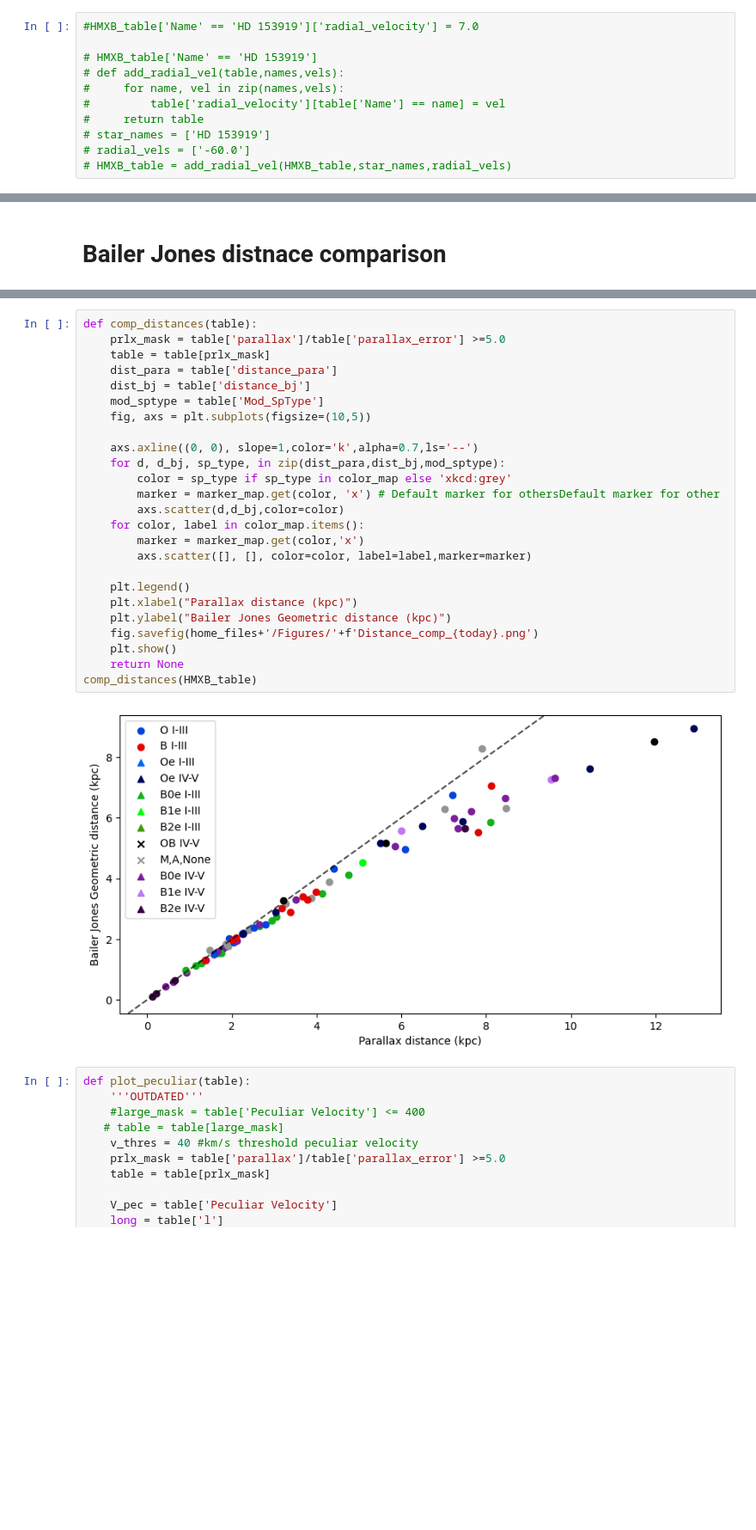
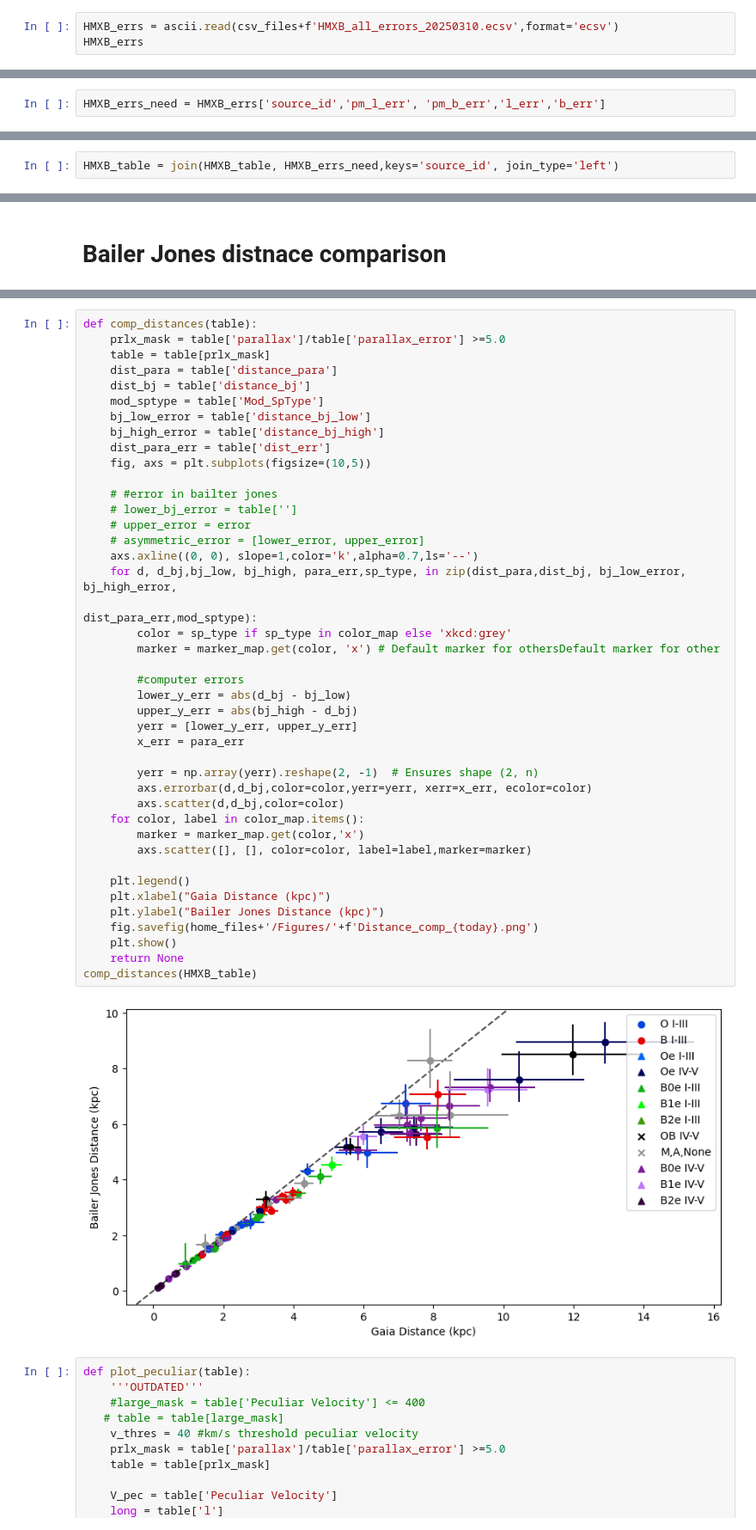
Before and after one commit to MantisShrimp2/Thesis-HMXB, a Jupyter notebook: Code/Peculiar_Motion.ipynb, the cells around one changed output, grey strips where cells are left out. Shown at 86% size. Cells and saved outputs as stored; diff of their text form; blank space fills up the shorter version.

```diff
--- a/Code/Peculiar_Motion.ipynb
+++ b/Code/Peculiar_Motion.ipynb
@@ -390,11 +385,3 @@ Table length=1
 # %%
-#HMXB_table['Name' == 'HD 153919']['radial_velocity'] = 7.0
-
-# HMXB_table['Name' == 'HD 153919']
-# def add_radial_vel(table,names,vels):
-#     for name, vel in zip(names,vels):
-#         table['radial_velocity'][table['Name'] == name] = vel
-#     return table
-# star_names = ['HD 153919']
-# radial_vels = ['-60.0']
-# HMXB_table = add_radial_vel(HMXB_table,star_names,radial_vels)
+HMXB_errs = ascii.read(csv_files+f'HMXB_all_errors_20250310.ecsv',format='ecsv')
+HMXB_errs
@@ -400,0 +409,2 @@ Table length=1
+# %%
+HMXB_errs_need = HMXB_errs['source_id','pm_l_err', 'pm_b_err','l_err','b_err']
@@ -400,0 +433,2 @@ Table length=1
+# %%
+HMXB_table = join(HMXB_table, HMXB_errs_need,keys='source_id', join_type='left')
@@ -413,30 +498,47 @@ HMXB_table.write(csv_files+f'HMXB_{today}_.ecsv',format='ascii.ecsv',overwrite=T
 # %%
 def comp_distances(table):
     prlx_mask = table['parallax']/table['parallax_error'] >=5.0
     table = table[prlx_mask]
     dist_para = table['distance_para']
     dist_bj = table['distance_bj']
     mod_sptype = table['Mod_SpType']
+    bj_low_error = table['distance_bj_low']
+    bj_high_error = table['distance_bj_high']
+    dist_para_err = table['dist_err']
     fig, axs = plt.subplots(figsize=(10,5))
 
+    # #error in bailter jones
+    # lower_bj_error = table['']
+    # upper_error = error
+    # asymmetric_error = [lower_error, upper_error]
     axs.axline((0, 0), slope=1,color='k',alpha=0.7,ls='--')
-    for d, d_bj, sp_type, in zip(dist_para,dist_bj,mod_sptype):
+    for d, d_bj,bj_low, bj_high, para_err,sp_type, in zip(dist_para,dist_bj, bj_low_error, bj_high_error,
+                                                                        dist_para_err,mod_sptype):
         color = sp_type if sp_type in color_map else 'xkcd:grey'
         marker = marker_map.get(color, 'x') # Default marker for othersDefault marker for other
+
+        #computer errors
+        lower_y_err = abs(d_bj - bj_low)
+        upper_y_err = abs(bj_high - d_bj)
+        yerr = [lower_y_err, upper_y_err]
+        x_err = para_err
+
+        yerr = np.array(yerr).reshape(2, -1)  # Ensures shape (2, n)
+        axs.errorbar(d,d_bj,color=color,yerr=yerr, xerr=x_err, ecolor=color)
         axs.scatter(d,d_bj,color=color)
     for color, label in color_map.items():
         marker = marker_map.get(color,'x')
         axs.scatter([], [], color=color, label=label,marker=marker)
 
     plt.legend()
-    plt.xlabel("Parallax distance (kpc)")
-    plt.ylabel("Bailer Jones Geometric distance (kpc)")
+    plt.xlabel("Gaia Distance (kpc)")
+    plt.ylabel("Bailer Jones Distance (kpc)")
     fig.savefig(home_files+'/Figures/'+f'Distance_comp_{today}.png')
     plt.show()
     return None
 comp_distances(HMXB_table)
 # %% [output]
-[figure, old version]
+[figure, new version]
 # %%
 def plot_peculiar(table):
     '''OUTDATED'''
```
Also changed, not shown: parts of 31 cells of this notebook.
